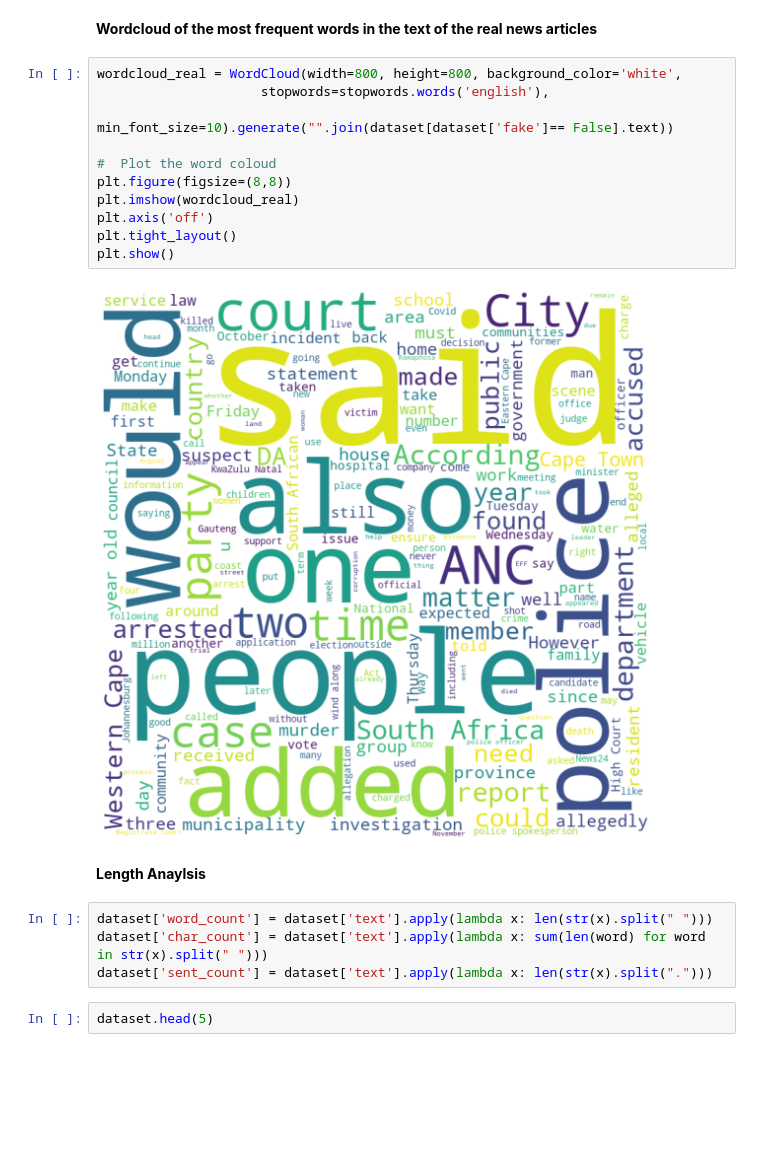
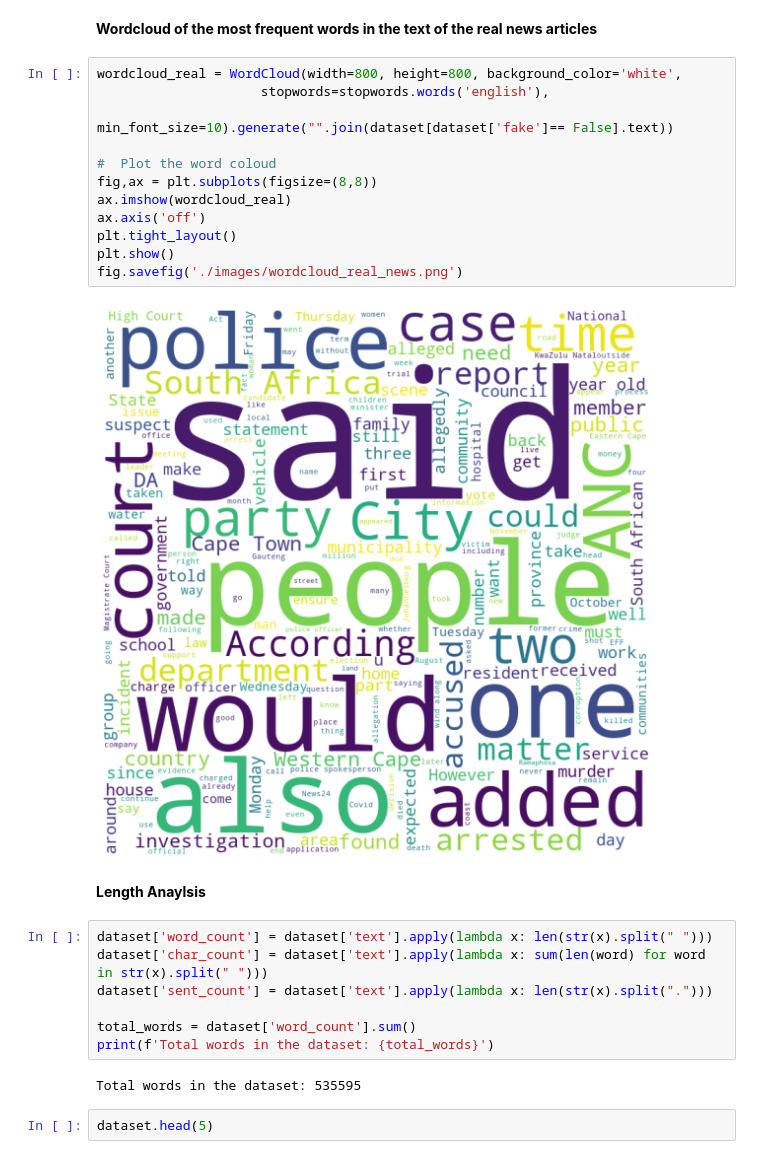
Before and after one commit to tb0se/NLP-Fake-News-Classifier, a Jupyter notebook: Naive Bayes.ipynb, the cells around one changed output. Saved outputs shown, nothing was run; the diff lists cells and outputs as text; blank space fills up the shorter version.

```diff
--- a/Multinomial Naive Bayes.ipynb
+++ b/Naive Bayes.ipynb
@@ -79,22 +84,28 @@ plt.show()
 # %%
 wordcloud_real = WordCloud(width=800, height=800, background_color='white',
                      stopwords=stopwords.words('english'),
                      min_font_size=10).generate("".join(dataset[dataset['fake']== False].text))
 
 #  Plot the word coloud
-plt.figure(figsize=(8,8))
-plt.imshow(wordcloud_real)
-plt.axis('off')
+fig,ax = plt.subplots(figsize=(8,8))
+ax.imshow(wordcloud_real)
+ax.axis('off')
 plt.tight_layout()
 plt.show()
+fig.savefig('./images/wordcloud_real_news.png')
 # %% [output]
-[figure, old version]
+[figure, new version]
 # %% [markdown]
 **Length Anaylsis**
 # %%
 dataset['word_count'] = dataset['text'].apply(lambda x: len(str(x).split(" ")))
 dataset['char_count'] = dataset['text'].apply(lambda x: sum(len(word) for word in str(x).split(" ")))
 dataset['sent_count'] = dataset['text'].apply(lambda x: len(str(x).split(".")))
+
+total_words = dataset['word_count'].sum()
+print(f'Total words in the dataset: {total_words}')
+# %% [output]
+Total words in the dataset: 535595
 # %%
 dataset.head(5)
 # %% [output]
```
Also changed, not shown: parts of 18 cells of this notebook, 11 other files.
